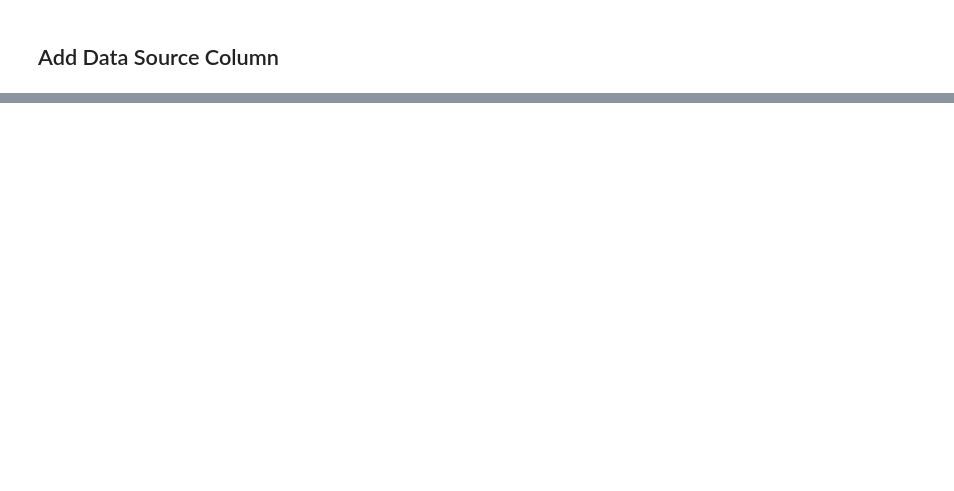
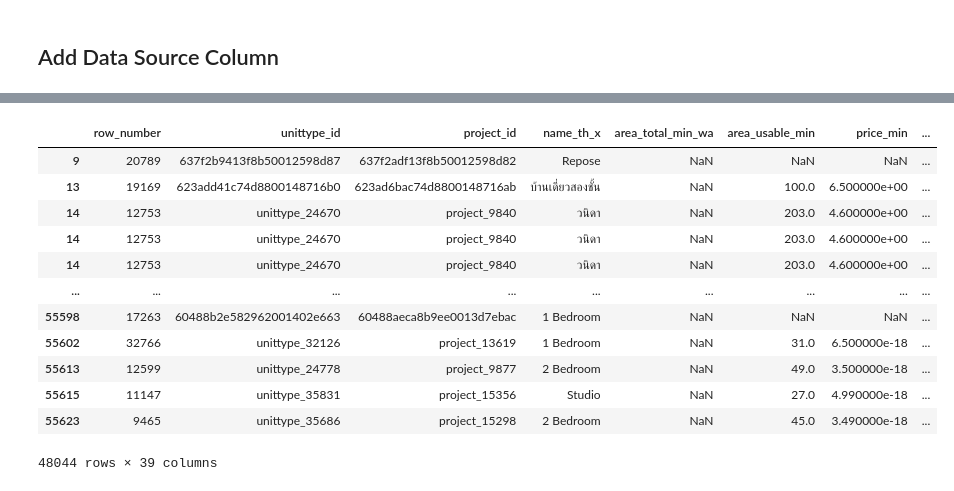
Before and after one commit to Panachai-spec007/BSC_DPDM2025, a Jupyter notebook: Ch3_Data_Preprocessing.ipynb, the cells around one changed output, grey strips where cells are left out. Cells and saved outputs as stored; diff of their text form; code cells hidden in the pictures; blank space fills up the shorter version.

```diff
--- a/Ch3_Data_Preprocessing.ipynb
+++ b/Ch3_Data_Preprocessing.ipynb
@@ -537,2 +698,5 @@ unit_df = unit_df.join(
 # %% [markdown]
 ## Add Data Source Column
+# %%
+house=house.drop(columns=['propertytype_id','propertytype_name_en','propertytype_name_th'])
+condo=condo.drop(columns=['propertytype_id','propertytype_name_en','propertytype_name_th'])
@@ -538,0 +713,20 @@ unit_df = unit_df.join(
+# %%
+house['data_source'] = 'house'
+condo['data_source'] = 'condo'
+condo_house_data_source = pd.concat([house,condo])
+# %%
+condo_house_data_source
+# %% [output]
+|  | row_number | unittype_id | project_id | name_th_x | area_total_min_wa | area_usable_min | price_min | ... |
+| 9 | 20789 | 637f2b9413f8b50012598d87 | 637f2adf13f8b50012598d82 | Repose | NaN | NaN | NaN | ... |
+| 13 | 19169 | 623add41c74d8800148716b0 | 623ad6bac74d8800148716ab | บ้านเดี่ยวสองชั้น | NaN | 100.0 | 6.500000e+00 | ... |
+| 14 | 12753 | unittype_24670 | project_9840 | วนิดา | NaN | 203.0 | 4.600000e+00 | ... |
+| 14 | 12753 | unittype_24670 | project_9840 | วนิดา | NaN | 203.0 | 4.600000e+00 | ... |
+| 14 | 12753 | unittype_24670 | project_9840 | วนิดา | NaN | 203.0 | 4.600000e+00 | ... |
+| ... | ... | ... | ... | ... | ... | ... | ... | ... |
+| 55598 | 17263 | 60488b2e582962001402e663 | 60488aeca8b9ee0013d7ebac | 1 Bedroom | NaN | NaN | NaN | ... |
+| 55602 | 32766 | unittype_32126 | project_13619 | 1 Bedroom | NaN | 31.0 | 6.500000e-18 | ... |
+| 55613 | 12599 | unittype_24778 | project_9877 | 2 Bedroom | NaN | 49.0 | 3.500000e-18 | ... |
+| 55615 | 11147 | unittype_35831 | project_15356 | Studio | NaN | 27.0 | 4.990000e-18 | ... |
+| 55623 | 9465 | unittype_35686 | project_15298 | 2 Bedroom | NaN | 45.0 | 3.490000e-18 | ... |
+48044 rows × 39 columns
```
Also changed, not shown: parts of 27 cells of this notebook.
